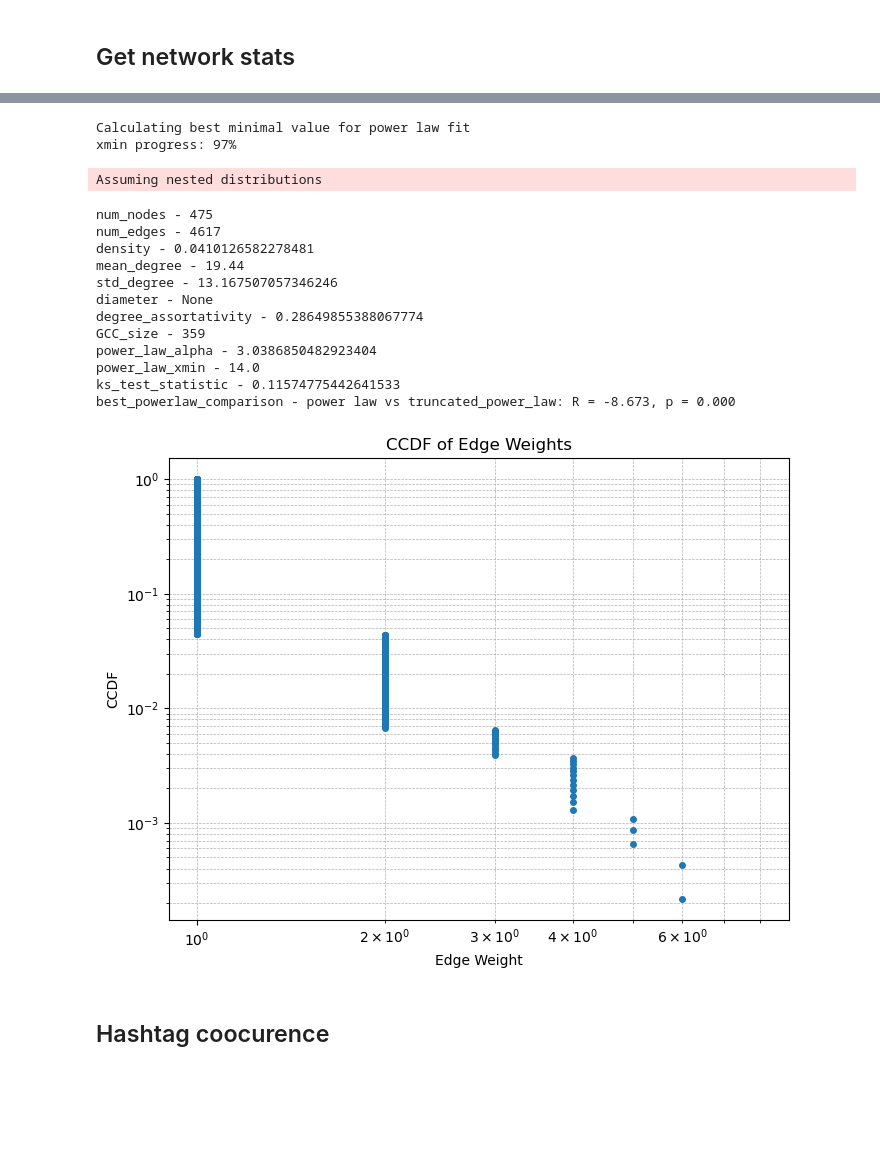
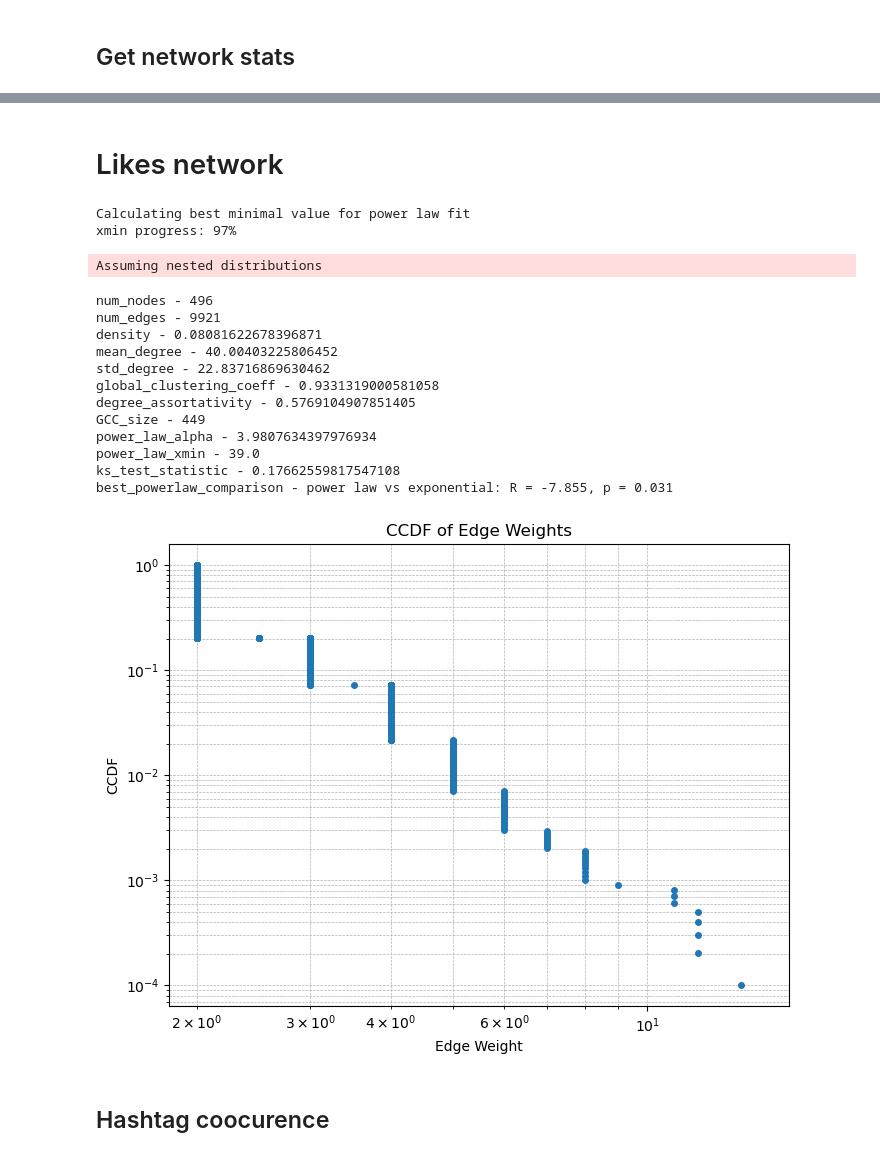
Before and after one commit to jbij/Bachelor, a Jupyter notebook: stats.ipynb, the cells around one changed output, grey strips where cells are left out. Drawn from its saved outputs; the diff is of its cells as text; code cells hidden in the pictures; blank space fills up the shorter version.

Commit message:
refactor: add .pkl to ds network

```diff
--- a/stats.ipynb
+++ b/stats.ipynb
@@ -64,50 +57,52 @@ Each user in the likes data has their own network of hashtags coocurring in vide
+# %% [markdown]
+# Likes network
 # %%
-with open("likes_g_aggregated.pkl", "rb") as f:
-    likes_agg = pickle.load(f)
+with open("../shared-folder-gald/data/likes_network.pkl", "rb") as f:
+    likes = pickle.load(f)
-# %%
-likes_agg_statistics = graph_stats(likes_agg)
-# %% [output]
-Calculating best minimal value for power law fit
-xmin progress: 97%
-Assuming nested distributions
+# %%
+likes_stats = graph_stats(likes)
+# %% [output]
+Calculating best minimal value for power law fit
+xmin progress: 97%
+Assuming nested distributions
 # %%
-for key, val in likes_agg_statistics.items():
+for key, val in likes_stats.items():
     print(key,'-', val)
 # %% [output]
-num_nodes - 475
-num_edges - 4617
-density - 0.0410126582278481
-mean_degree - 19.44
-std_degree - 13.167507057346246
-diameter - None
-degree_assortativity - 0.28649855388067774
-GCC_size - 359
-power_law_alpha - 3.0386850482923404
-power_law_xmin - 14.0
-ks_test_statistic - 0.11574775442641533
-best_powerlaw_comparison - power law vs truncated_power_law: R = -8.673, p = 0.000
+num_nodes - 496
+num_edges - 9921
+density - 0.08081622678396871
+mean_degree - 40.00403225806452
+std_degree - 22.83716869630462
+global_clustering_coeff - 0.9331319000581058
+degree_assortativity - 0.5769104907851405
+GCC_size - 449
+power_law_alpha - 3.9807634397976934
+power_law_xmin - 39.0
+ks_test_statistic - 0.17662559817547108
+best_powerlaw_comparison - power law vs exponential: R = -7.855, p = 0.031
 # %%
 # Assuming likes_agg is a NetworkX graph
-weights = [d['weight'] for _, _, d in likes_agg.edges(data=True)]
+weights = [d['weight'] for _, _, d in likes.edges(data=True)]
 
 # Sort weights in ascending order
 weights_sorted = np.sort(weights)
 
 # Compute CCDF
 ccdf = 1.0 - np.arange(1, len(weights_sorted) + 1) / len(weights_sorted)
 
 # Plot CCDF
 plt.figure(figsize=(8, 6))
 plt.plot(weights_sorted, ccdf, marker='o', linestyle='none', markersize=4)
 plt.xscale('log')  # Log scale for better visualization (optional)
 plt.yscale('log')
 plt.xlabel('Edge Weight')
 plt.ylabel('CCDF')
 plt.title('CCDF of Edge Weights')
 plt.grid(True, which="both", linestyle="--", linewidth=0.5)
 plt.show()
 # %% [output]
-[figure, old version]
+[figure, new version]
 # %% [markdown]
 ## Hashtag coocurence
 # %%
```
Also changed, not shown: parts of 19 cells of this notebook, 5 other files.
